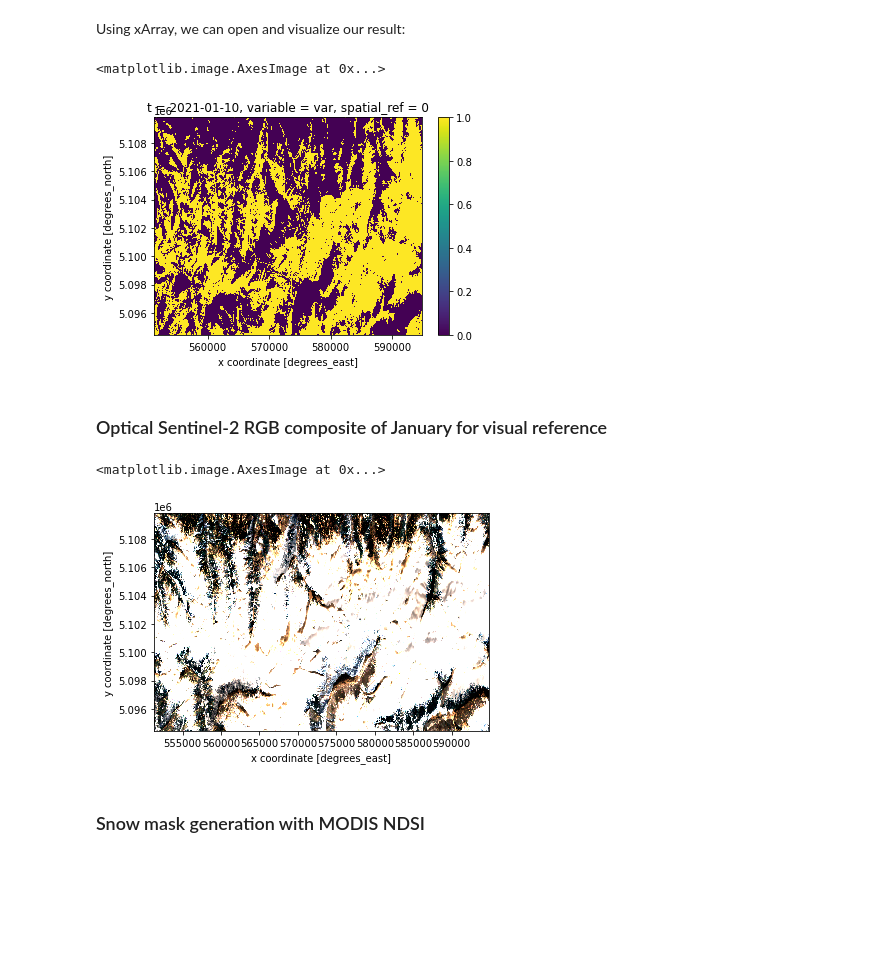
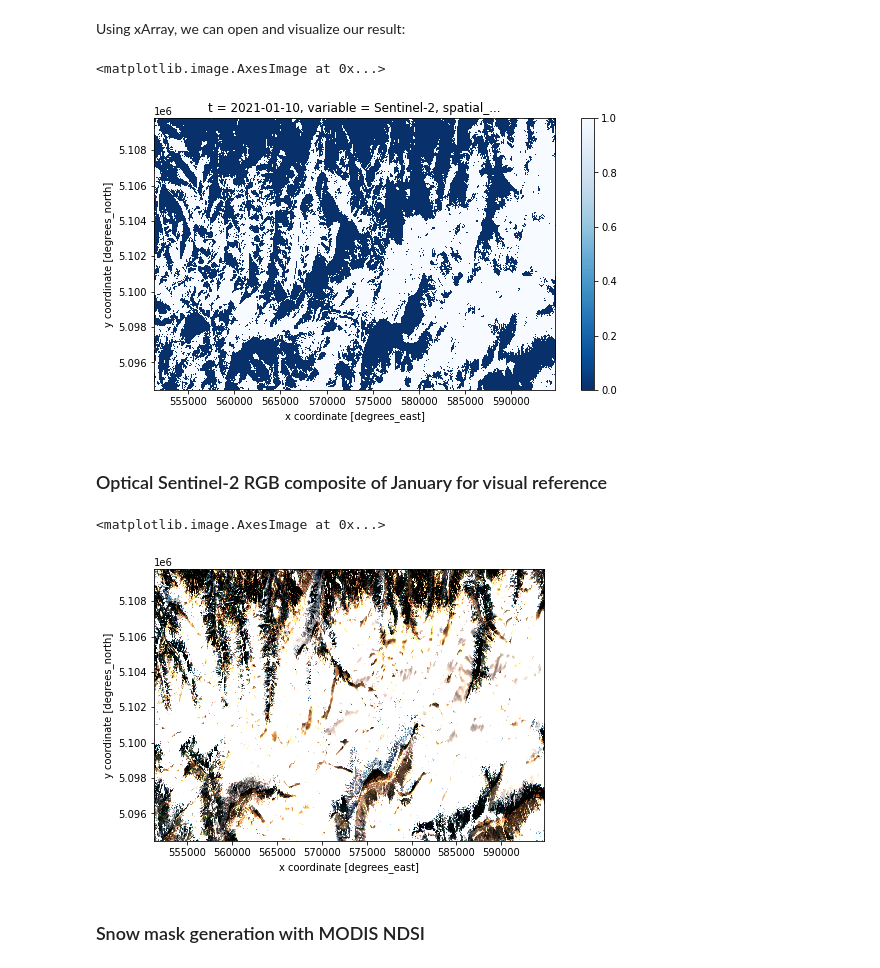
Before and after one commit to openEOPlatform/LPS_presentations, a Jupyter notebook: classrooms/EURAC_advanced_processing/openEO Platform - Advanced data processing - Snow monitoring.ipynb, the cells around one changed output. Cells and saved outputs as stored; diff of their text form; code cells hidden in the pictures; blank space fills up the shorter version.

```diff
--- a/classrooms/EURAC_advanced_processing/openEO Platform - Advanced data processing - Snow monitoring.ipynb
+++ b/classrooms/EURAC_advanced_processing/openEO Platform - Advanced data processing - Snow monitoring.ipynb
@@ -74,12 +72,13 @@ Using xArray, we can open and visualize our result:
 # %%
 S2_SCL_snow_weekly_ds = xr.open_dataset('S2_SCL_snow_weekly_Orobie_Alps.nc')
 S2_crs = S2_SCL_snow_weekly_ds.crs.attrs['crs_wkt']
 S2_SCL_snow_weekly_ds = S2_SCL_snow_weekly_ds.drop('crs').to_array().rio.write_crs(S2_crs)[0]
 S2_SCL_snow_week = S2_SCL_snow_weekly_ds.loc[dict(t=S2_SCL_snow_weekly_ds.t[11])]
-S2_SCL_snow_week.plot.imshow()
+S2_SCL_snow_week['variable'] = 'Sentinel-2'
+S2_SCL_snow_week.plot.imshow(figsize=(9,5),cmap='Blues_r')
 # %% [output]
 <matplotlib.image.AxesImage at 0x...>
-[figure, old version]
+[figure, new version]
 # %% [markdown]
 ### Optical Sentinel-2 RGB composite of January for visual reference
 # %%
@@ -96,10 +95,10 @@ S2_BGR.download('S2_BGR_Orobie_Alps.nc')
 S2_BGR = xr.open_dataset('S2_BGR_Orobie_Alps.nc')
 S2_BGR = S2_BGR.rio.write_crs(S2_BGR.crs.attrs['crs_wkt'])
 S2_BGR = (S2_BGR.drop('crs').to_array() / 2000).clip(0,1)
-S2_BGR.plot.imshow()
+S2_BGR.plot.imshow(figsize=(7,5))
 # %% [output]
 <matplotlib.image.AxesImage at 0x...>
-[figure, old version]
+[figure, new version]
 # %% [markdown]
 ### Snow mask generation with MODIS NDSI
 # %% [markdown]
```
Also changed, not shown: parts of 31 cells of this notebook.
